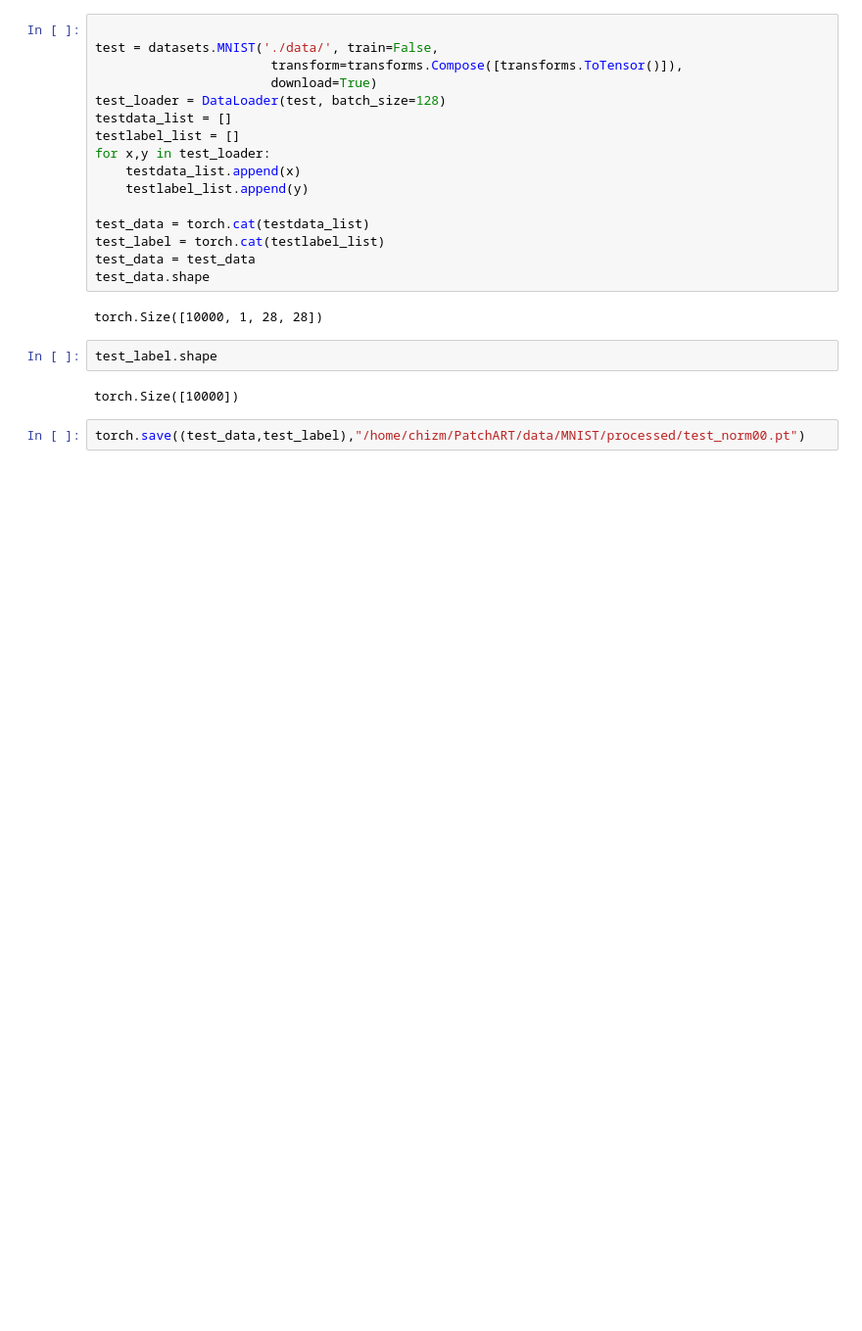
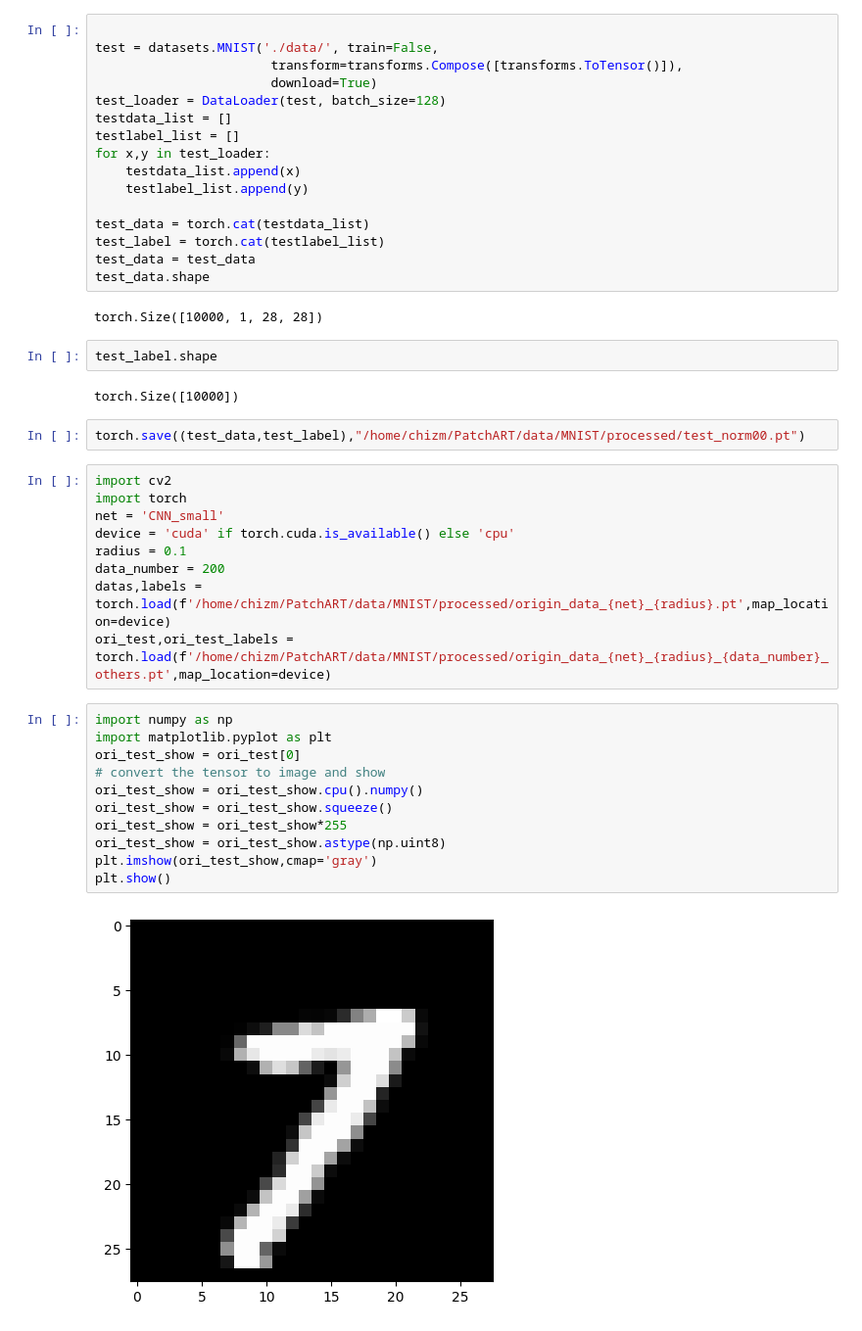
Before and after one commit to CRhapsody/PatchART, a Jupyter notebook: pgd/analyse.ipynb, the cells around one changed output. Shown at 98% size. Drawn from its saved outputs; the diff is of its cells as text; blank space fills up the shorter version.

```diff
--- a/pgd/analyse.ipynb
+++ b/pgd/analyse.ipynb
@@ -339,3 +339,25 @@ test_label.shape
 torch.Size([10000])
 # %%
 torch.save((test_data,test_label),"/home/chizm/PatchART/data/MNIST/processed/test_norm00.pt")
+# %%
+import cv2
+import torch
+net = 'CNN_small'
+device = 'cuda' if torch.cuda.is_available() else 'cpu'
+radius = 0.1
+data_number = 200
+datas,labels = torch.load(f'/home/chizm/PatchART/data/MNIST/processed/origin_data_{net}_{radius}.pt',map_location=device)
+ori_test,ori_test_labels = torch.load(f'/home/chizm/PatchART/data/MNIST/processed/origin_data_{net}_{radius}_{data_number}_others.pt',map_location=device)
+# %%
+import numpy as np
+import matplotlib.pyplot as plt
+ori_test_show = ori_test[0]
+# convert the tensor to image and show
+ori_test_show = ori_test_show.cpu().numpy()
+ori_test_show = ori_test_show.squeeze()
+ori_test_show = ori_test_show*255
+ori_test_show = ori_test_show.astype(np.uint8)
+plt.imshow(ori_test_show,cmap='gray')
+plt.show()
+# %% [output]
+[figure, added]
```
Also changed, not shown: parts of 9 cells of this notebook, 8 other files.
